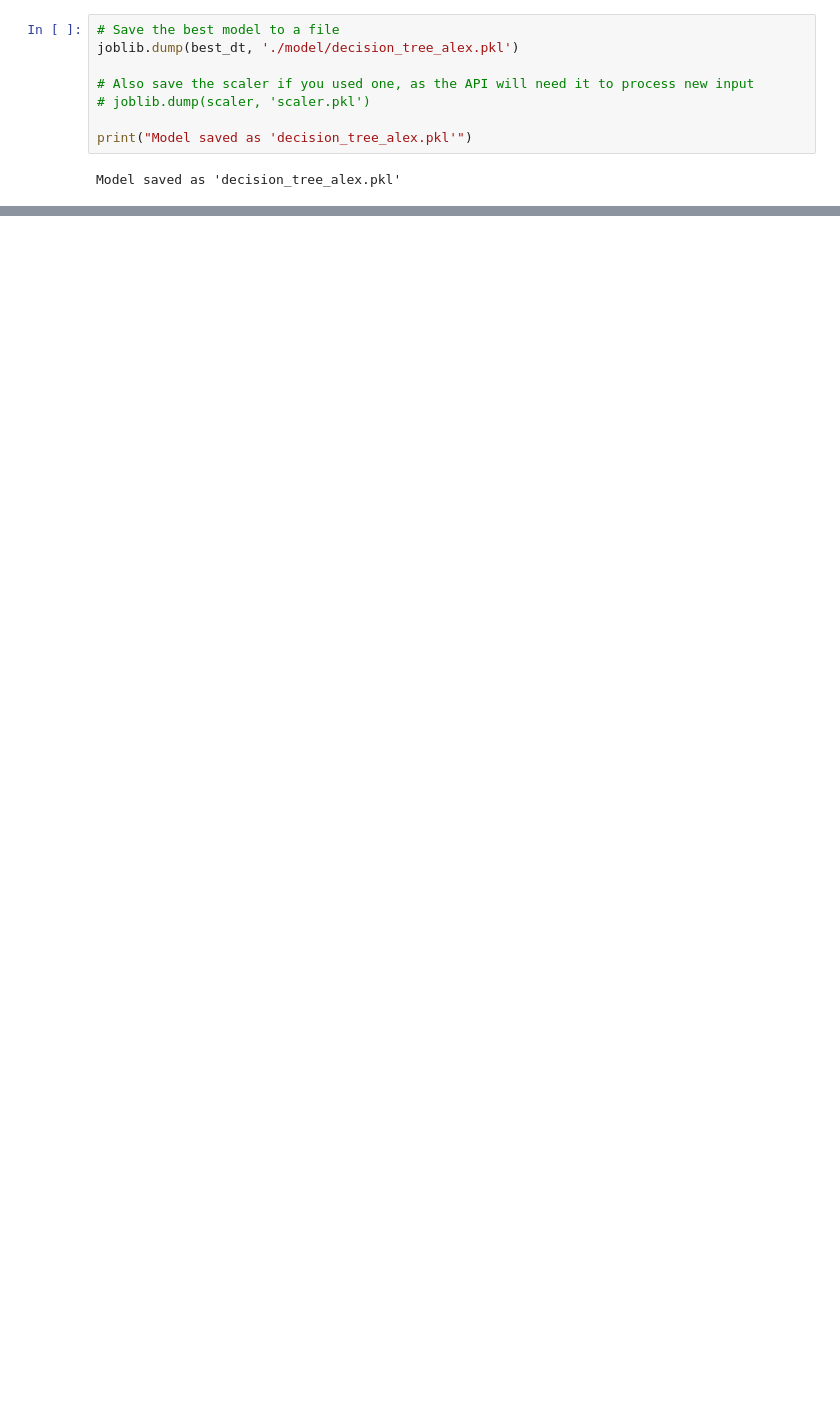
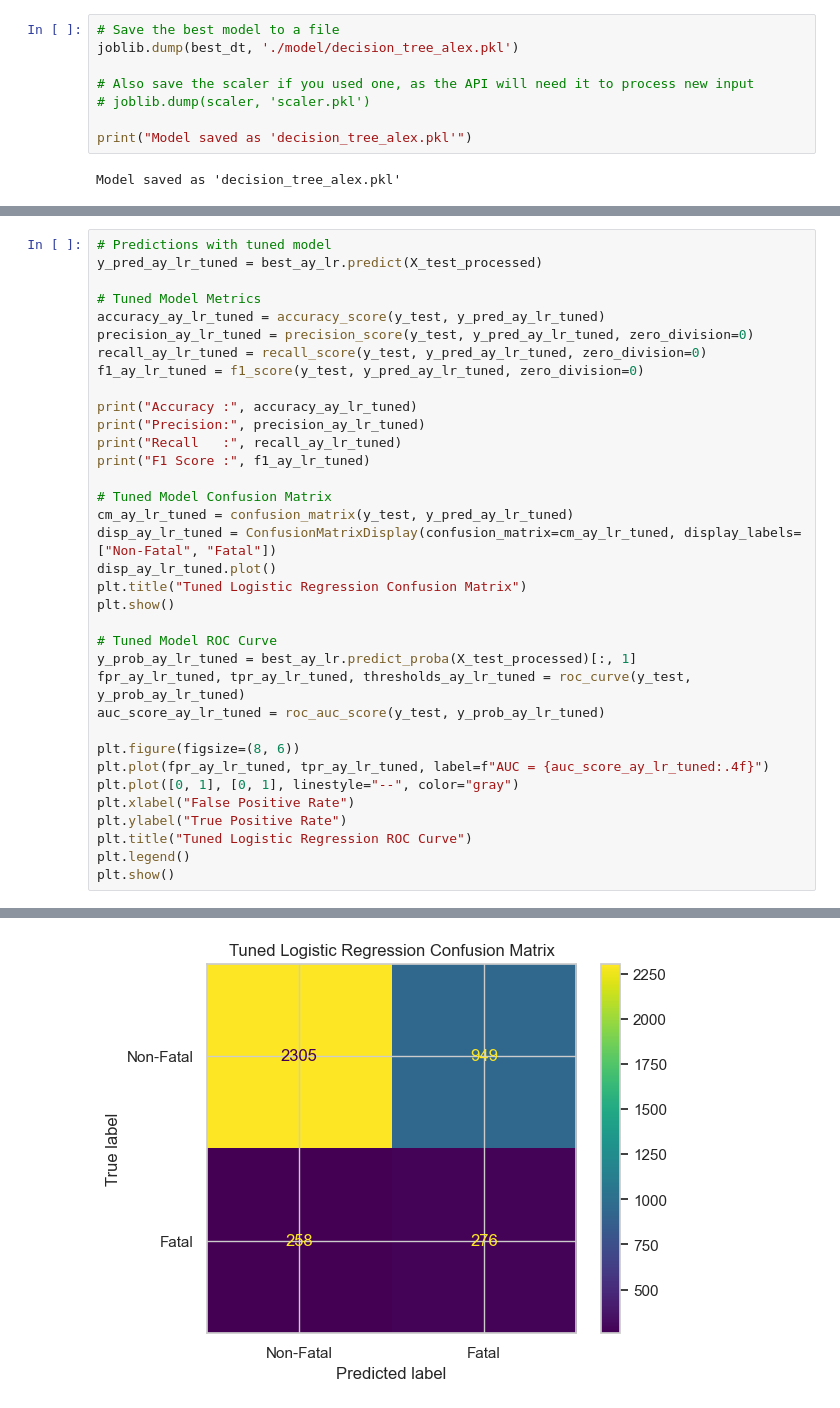
Before and after one commit to Yaksh4826/COMP247_TorontoCollision_ML_Project, a Jupyter notebook: KSI_project.ipynb, the cells around one changed output, grey strips where cells are left out. Cells and saved outputs as stored; diff of their text form; blank space fills up the shorter version.

```diff
--- a/KSI_project.ipynb
+++ b/KSI_project.ipynb
@@ -950,0 +1048,36 @@ Model saved as 'decision_tree_alex.pkl'
+# %%
+# Predictions with tuned model
+y_pred_ay_lr_tuned = best_ay_lr.predict(X_test_processed)
+
+# Tuned Model Metrics
+accuracy_ay_lr_tuned = accuracy_score(y_test, y_pred_ay_lr_tuned)
+precision_ay_lr_tuned = precision_score(y_test, y_pred_ay_lr_tuned, zero_division=0)
+recall_ay_lr_tuned = recall_score(y_test, y_pred_ay_lr_tuned, zero_division=0)
+f1_ay_lr_tuned = f1_score(y_test, y_pred_ay_lr_tuned, zero_division=0)
+
+print("Accuracy :", accuracy_ay_lr_tuned)
+print("Precision:", precision_ay_lr_tuned)
+print("Recall   :", recall_ay_lr_tuned)
+print("F1 Score :", f1_ay_lr_tuned)
+
+# Tuned Model Confusion Matrix
+cm_ay_lr_tuned = confusion_matrix(y_test, y_pred_ay_lr_tuned)
+disp_ay_lr_tuned = ConfusionMatrixDisplay(confusion_matrix=cm_ay_lr_tuned, display_labels=["Non-Fatal", "Fatal"])
+disp_ay_lr_tuned.plot()
+plt.title("Tuned Logistic Regression Confusion Matrix")
+plt.show()
+
+# Tuned Model ROC Curve
+y_prob_ay_lr_tuned = best_ay_lr.predict_proba(X_test_processed)[:, 1]
+fpr_ay_lr_tuned, tpr_ay_lr_tuned, thresholds_ay_lr_tuned = roc_curve(y_test, y_prob_ay_lr_tuned)
+auc_score_ay_lr_tuned = roc_auc_score(y_test, y_prob_ay_lr_tuned)
+
+plt.figure(figsize=(8, 6))
+plt.plot(fpr_ay_lr_tuned, tpr_ay_lr_tuned, label=f"AUC = {auc_score_ay_lr_tuned:.4f}")
+plt.plot([0, 1], [0, 1], linestyle="--", color="gray")
+plt.xlabel("False Positive Rate")
+plt.ylabel("True Positive Rate")
+plt.title("Tuned Logistic Regression ROC Curve")
+plt.legend()
+plt.show()
+# %% [output]
@@ -950,0 +1088 @@ Model saved as 'decision_tree_alex.pkl'
+[figure, added]
```
Also changed, not shown: parts of 25 cells of this notebook, 1 other file.
